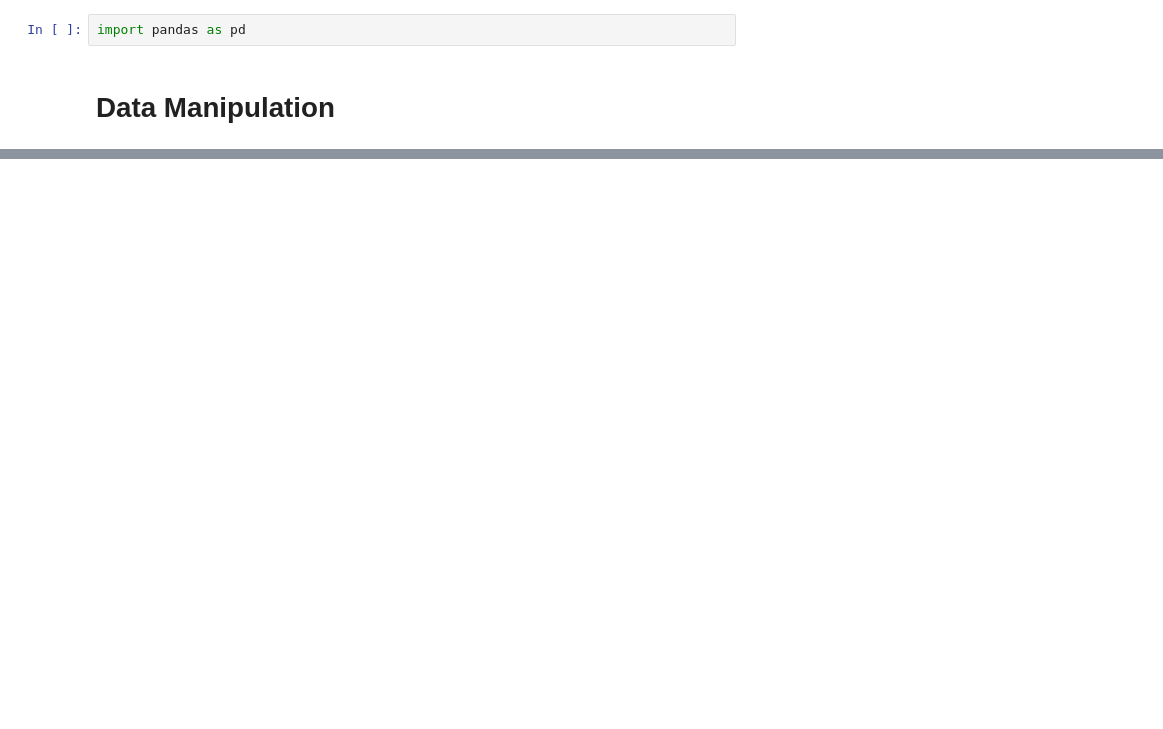
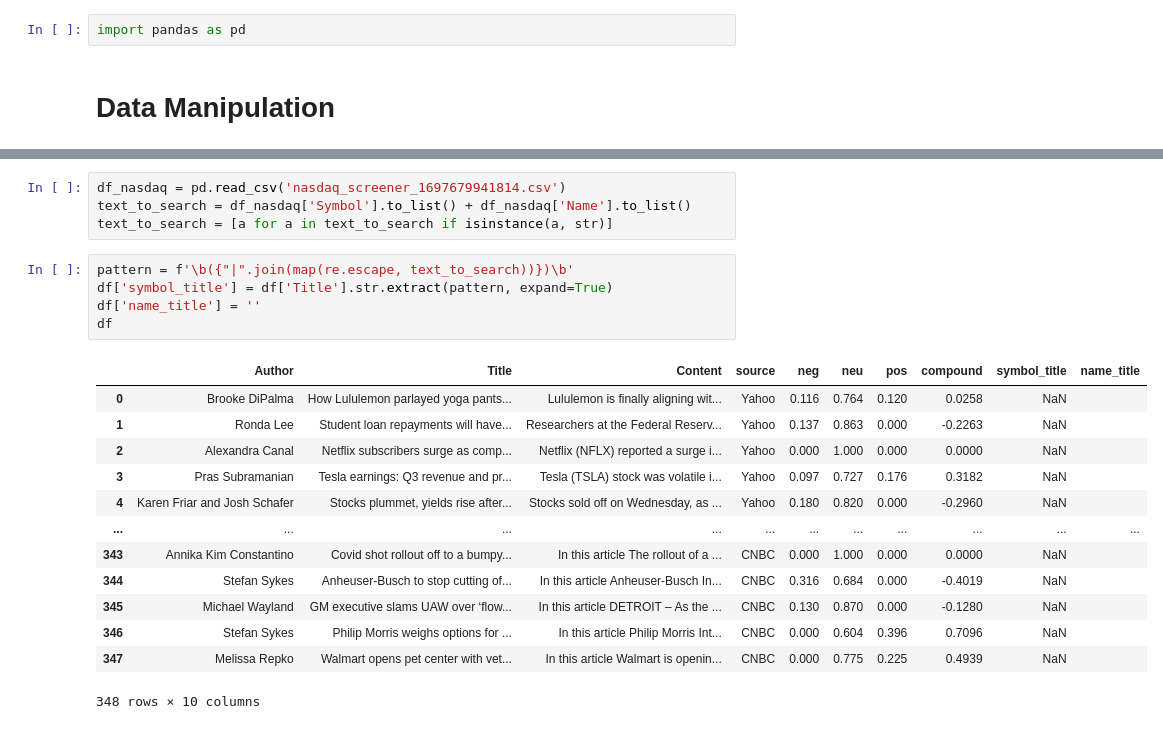
Before and after one commit to ronanhansel/news_scraper, a Jupyter notebook: main.ipynb, the cells around one changed output, grey strips where cells are left out. Drawn from its saved outputs; the diff is of its cells as text; blank space fills up the shorter version.

```diff
--- a/main.ipynb
+++ b/main.ipynb
@@ -60,0 +118,23 @@ df
+# %%
+df_nasdaq = pd.read_csv('nasdaq_screener_1697679941814.csv')
+text_to_search = df_nasdaq['Symbol'].to_list() + df_nasdaq['Name'].to_list()
+text_to_search = [a for a in text_to_search if isinstance(a, str)]
+# %%
+pattern = f'\b({"|".join(map(re.escape, text_to_search))})\b'
+df['symbol_title'] = df['Title'].str.extract(pattern, expand=True)
+df['name_title'] = ''
+df
+# %% [output]
+|  | Author | Title | Content | source | neg | neu | pos | compound | symbol_title | name_title |
+| 0 | Brooke DiPalma | How Lululemon parlayed yoga pants... | Lululemon is finally aligning wit... | Yahoo | 0.116 | 0.764 | 0.120 | 0.0258 | NaN |  |
+| 1 | Ronda Lee | Student loan repayments will have... | Researchers at the Federal Reserv... | Yahoo | 0.137 | 0.863 | 0.000 | -0.2263 | NaN |  |
+| 2 | Alexandra Canal | Netflix subscribers surge as comp... | Netflix (NFLX) reported a surge i... | Yahoo | 0.000 | 1.000 | 0.000 | 0.0000 | NaN |  |
+| 3 | Pras Subramanian | Tesla earnings: Q3 revenue and pr... | Tesla (TSLA) stock was volatile i... | Yahoo | 0.097 | 0.727 | 0.176 | 0.3182 | NaN |  |
+| 4 | Karen Friar and Josh Schafer | Stocks plummet, yields rise after... | Stocks sold off on Wednesday, as ... | Yahoo | 0.180 | 0.820 | 0.000 | -0.2960 | NaN |  |
+| ... | ... | ... | ... | ... | ... | ... | ... | ... | ... | ... |
+| 343 | Annika Kim Constantino | Covid shot rollout off to a bumpy... | In this article The rollout of a ... | CNBC | 0.000 | 1.000 | 0.000 | 0.0000 | NaN |  |
+| 344 | Stefan Sykes | Anheuser-Busch to stop cutting of... | In this article Anheuser-Busch In... | CNBC | 0.316 | 0.684 | 0.000 | -0.4019 | NaN |  |
+| 345 | Michael Wayland | GM executive slams UAW over ‘flow... | In this article DETROIT – As the ... | CNBC | 0.130 | 0.870 | 0.000 | -0.1280 | NaN |  |
+| 346 | Stefan Sykes | Philip Morris weighs options for ... | In this article Philip Morris Int... | CNBC | 0.000 | 0.604 | 0.396 | 0.7096 | NaN |  |
+| 347 | Melissa Repko | Walmart opens pet center with vet... | In this article Walmart is openin... | CNBC | 0.000 | 0.775 | 0.225 | 0.4939 | NaN |  |
+348 rows × 10 columns
```
Also changed, not shown: parts of 7 cells of this notebook, 1 other file.
